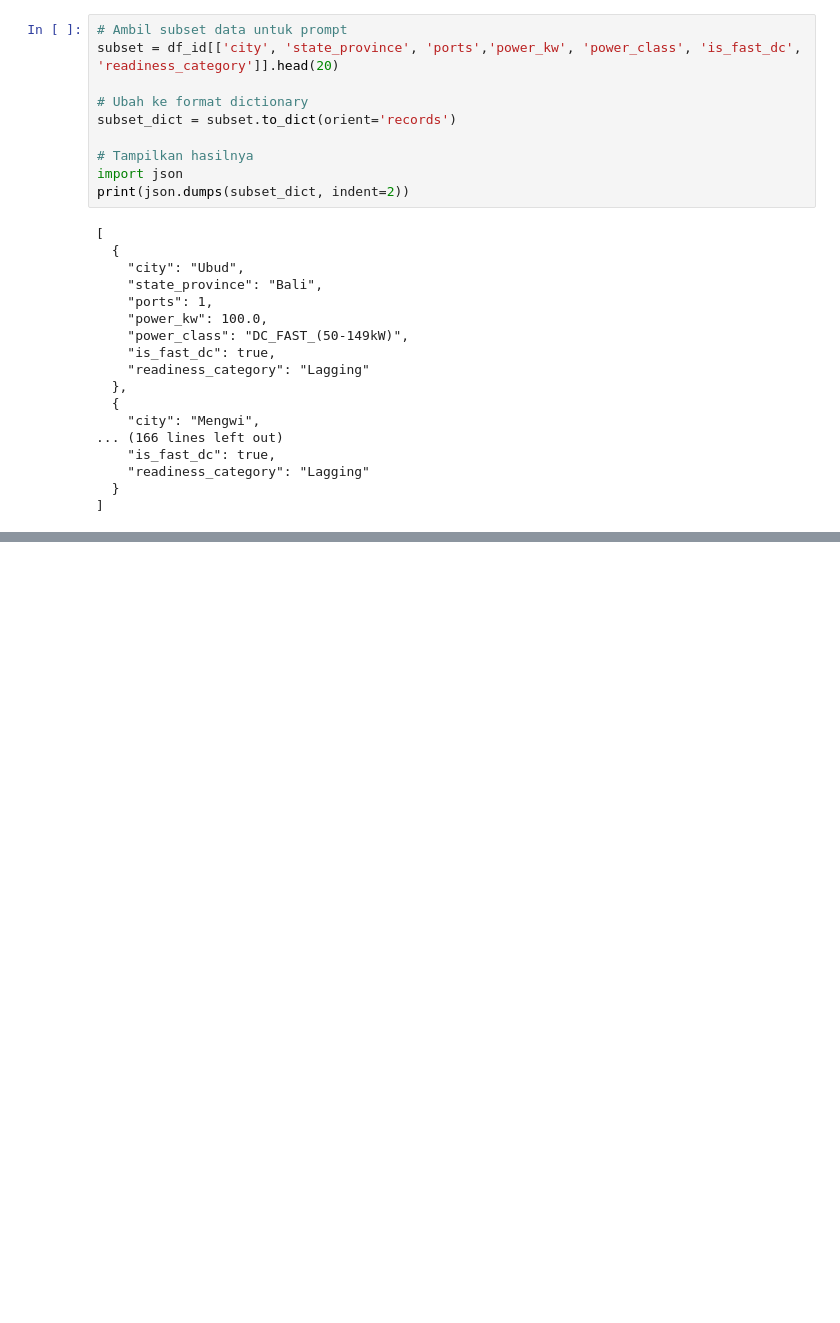
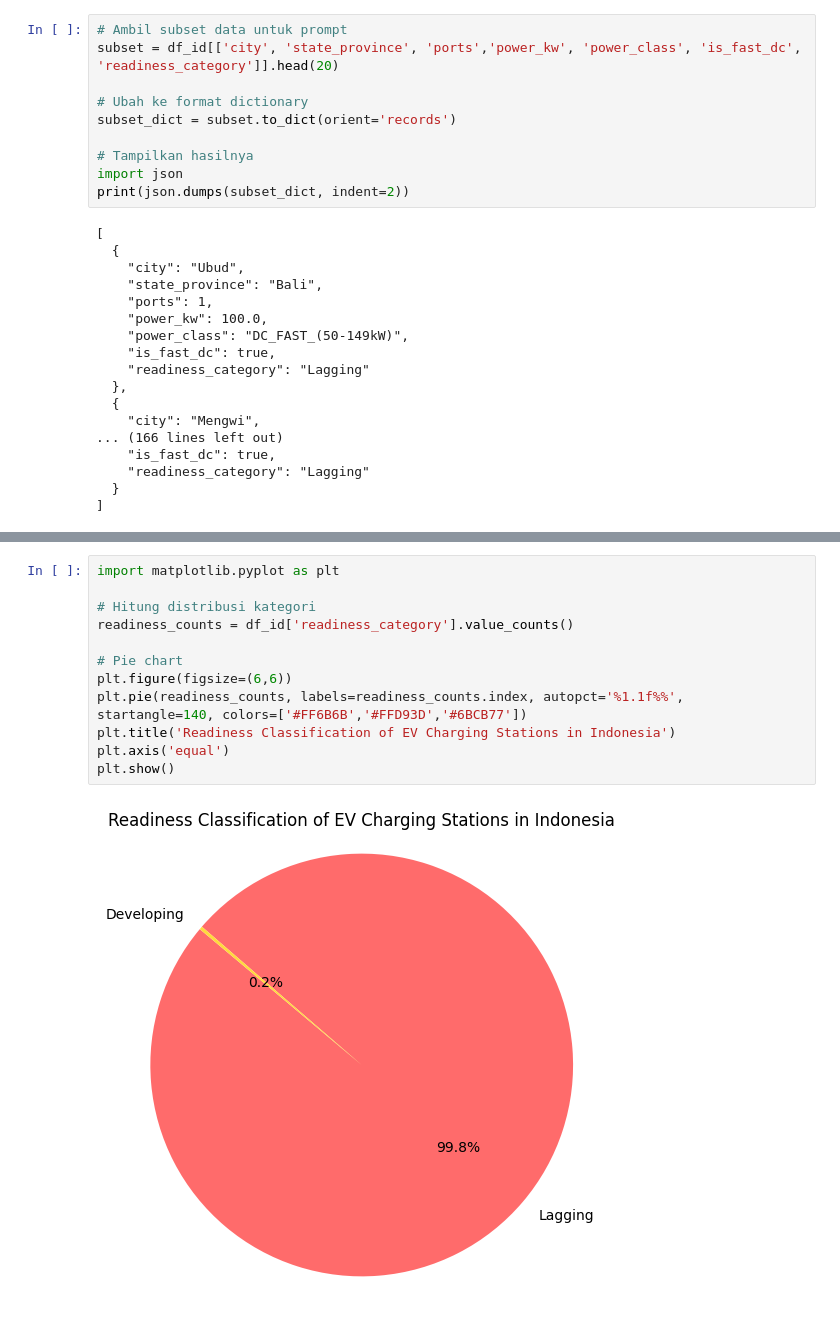
Before and after one commit to sabrinapurwalian/CAPSTONE-EV-CHARGING-ANALYSIS-IN-INDONESIA, a Jupyter notebook: EV_CHARGING_INDONESIA.ipynb, the cells around one changed output, grey strips where cells are left out. Drawn from its saved outputs; the diff is of its cells as text; blank space fills up the shorter version.

```diff
--- a/EV_CHARGING_INDONESIA.ipynb
+++ b/EV_CHARGING_INDONESIA.ipynb
@@ -170,0 +187,14 @@ print(json.dumps(subset_dict, indent=2))
+# %%
+import matplotlib.pyplot as plt
+
+# Hitung distribusi kategori
+readiness_counts = df_id['readiness_category'].value_counts()
+
+# Pie chart
+plt.figure(figsize=(6,6))
+plt.pie(readiness_counts, labels=readiness_counts.index, autopct='%1.1f%%', startangle=140, colors=['#FF6B6B','#FFD93D','#6BCB77'])
+plt.title('Readiness Classification of EV Charging Stations in Indonesia')
+plt.axis('equal')
+plt.show()
+# %% [output]
+[figure, added]
```
Also changed, not shown: parts of 9 cells of this notebook.
